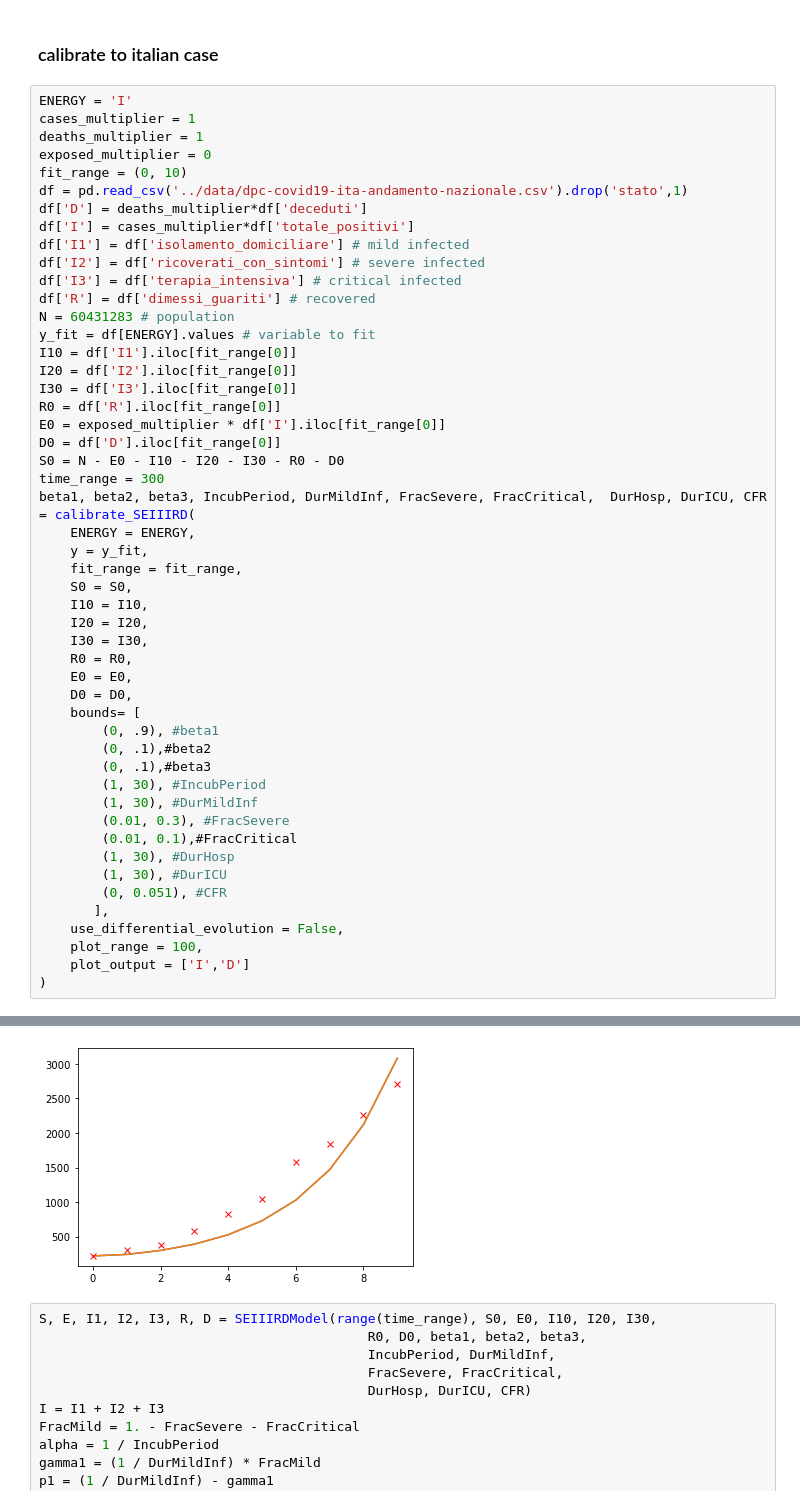
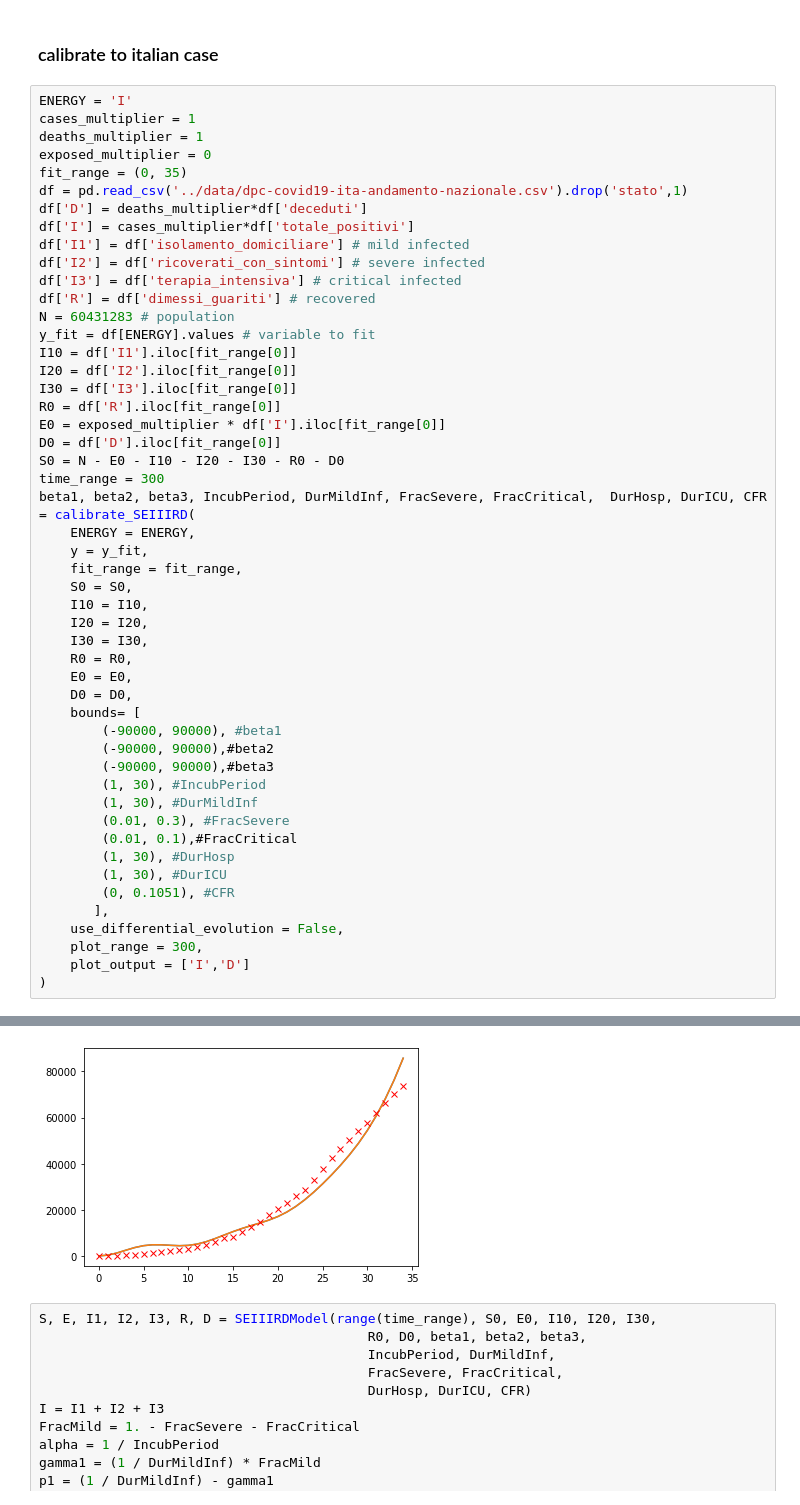
Before and after one commit to mspadaccino/COVID-19, a Jupyter notebook: deprecated/SIRD model.ipynb, the cells around one changed output, grey strips where cells are left out. Drawn from its saved outputs; the diff is of its cells as text.

```diff
--- a/deprecated/SIRD model.ipynb
+++ b/deprecated/SIRD model.ipynb
@@ -556,7 +556,7 @@ ENERGY = 'I'
 cases_multiplier = 1
 deaths_multiplier = 1
 exposed_multiplier = 0
-fit_range = (0, 10)
+fit_range = (0, 35)
 df = pd.read_csv('../data/dpc-covid19-ita-andamento-nazionale.csv').drop('stato',1)
 df['D'] = deaths_multiplier*df['deceduti']
 df['I'] = cases_multiplier*df['totale_positivi']
@@ -586,19 +586,19 @@ beta1, beta2, beta3, IncubPeriod, DurMildInf, FracSevere, FracCritical,  DurHosp
     E0 = E0,
     D0 = D0,
     bounds= [
-        (0, .9), #beta1
-        (0, .1),#beta2
-        (0, .1),#beta3
+        (-90000, 90000), #beta1
+        (-90000, 90000),#beta2
+        (-90000, 90000),#beta3
         (1, 30), #IncubPeriod
         (1, 30), #DurMildInf
         (0.01, 0.3), #FracSevere
         (0.01, 0.1),#FracCritical
         (1, 30), #DurHosp
         (1, 30), #DurICU
-        (0, 0.051), #CFR
+        (0, 0.1051), #CFR
        ],
     use_differential_evolution = False,
-    plot_range = 100,
+    plot_range = 300,
     plot_output = ['I','D']
 )
 # %% [output]
@@ -618,5 +617,5 @@ Covariance of the parameters could not be estimated
 [interactive output not drawn]
-[figure, old version]
+[figure, new version]
 # %%
 S, E, I1, I2, I3, R, D = SEIIIRDModel(range(time_range), S0, E0, I10, I20, I30,
                                           R0, D0, beta1, beta2, beta3,
```
Also changed, not shown: parts of 2 cells of this notebook, 2 other files.
